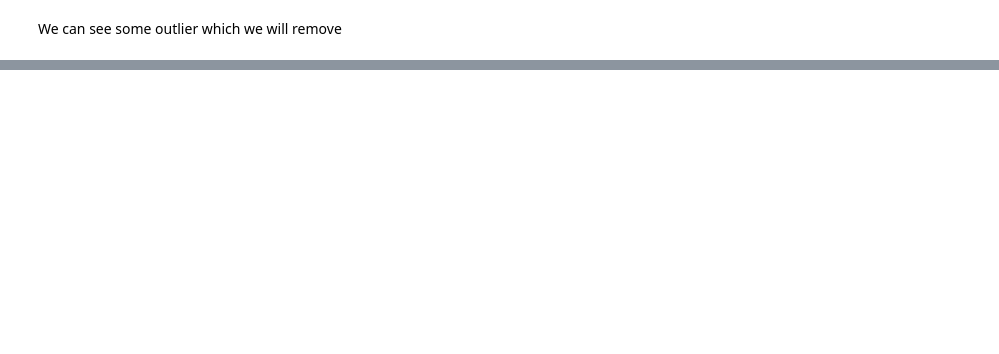
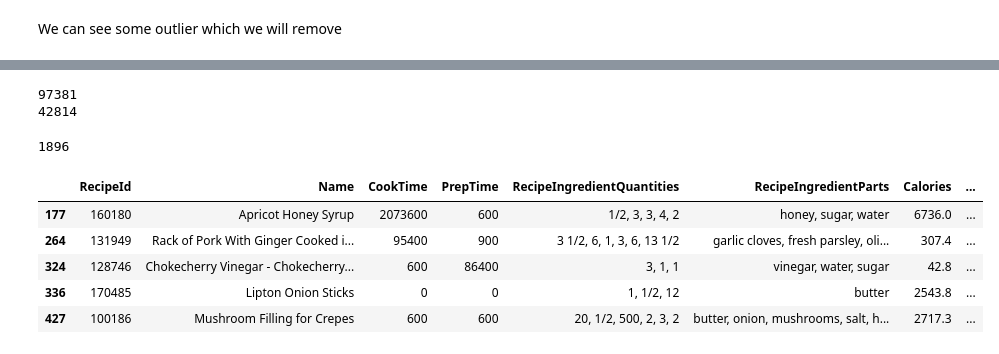
Before and after one commit to sallto/baml, a Jupyter notebook: notebook.ipynb, the cells around one changed output, grey strips where cells are left out. Saved outputs shown, nothing was run; the diff lists cells and outputs as text; code cells hidden in the pictures; blank space fills up the shorter version.

```diff
--- a/notebook.ipynb
+++ b/notebook.ipynb
@@ -193,0 +140,20 @@ for col in cols:
+# %%
+mapping = {
+    'Diet': 'category',
+    'DietRecipe': 'category',
+    'RecipeCategory': 'category'
+}
+df = df.astype(mapping)
+df = pd.get_dummies(df, columns=['Diet', 'DietRecipe', 'RecipeCategory'])
+# %%
+""" df['TimePerServing'] = df['CookTime'] / df['RecipeServings']
+df['TotalTime'] = df['CookTime'] + df['PrepTime']
+df['TotalTimePerServing'] = df['RecipeServings'] / df['TotalTime']
+df['CaloriesPerServing'] = df['Calories'] / df['RecipeServings'] """
+
+bins = [0, 18, 24, 34, 44, 54, 64, 100]
+labels = ['0-18', '19-24', '25-34', '35-44', '45-54', '55-64', '65+']
+df['AgeGroup'] = pd.cut(df['Age'], bins=bins, labels=labels, include_lowest=True)
+df = pd.get_dummies(df, columns=['AgeGroup'])
+
+df['TimePerServing']
@@ -195,16 +176,19 @@ for col in cols:
 We can see some outlier which we will remove
 # %%
 # takes around 3 minutes
+print(list(df))
 from sklearn.neighbors import LocalOutlierFactor
-from sklearn.preprocessing import StandardScaler
+from sklearn.preprocessing import StandardScaler, MinMaxScaler
 
 numeric_cols = ['Age', 'CookTime', 'PrepTime', 'Calories', 'FatContent', 'SaturatedFatContent', 'CarbohydrateContent', 'FiberContent',
         'SugarContent', 'ProteinContent', 'SodiumContent', 'CholesterolContent']
 df_lof = df[numeric_cols]
 
-scaler = StandardScaler()
+scaler = MinMaxScaler()
 df_lof = scaler.fit_transform(df_lof)
 
 clf = LocalOutlierFactor(n_neighbors=20)
 y_pred = clf.fit_predict(df_lof)
 X_scores = clf.negative_outlier_factor_
+
+df['Outlier'] = X_scores
@@ -233,3 +197,21 @@ df_filtered
 # %%
-train_all = all[all['TestSetId'].isna()]
-test = all[all['TestSetId'].notna()]
+train_all = df[df['TestSetId'].isna()]
+test = df[df['TestSetId'].notna()]
+print(len(train_all))
+print(len(test))
+# %% [output]
+97381
+42814
+# %%
+threshold = -2
+outlier = train_all[train_all['Outlier'] < threshold]
+print(len(outlier))
+outlier.head()
+# %% [output]
+1896
+|  | RecipeId | Name | CookTime | PrepTime | RecipeIngredientQuantities | RecipeIngredientParts | Calories | ... |
+| 177 | 160180 | Apricot Honey Syrup | 2073600 | 600 | 1/2, 3, 3, 4, 2 | honey, sugar, water | 6736.0 | ... |
+| 264 | 131949 | Rack of Pork With Ginger Cooked i... | 95400 | 900 | 3 1/2, 6, 1, 3, 6, 13 1/2 | garlic cloves, fresh parsley, oli... | 307.4 | ... |
+| 324 | 128746 | Chokecherry Vinegar - Chokecherry... | 600 | 86400 | 3, 1, 1 | vinegar, water, sugar | 42.8 | ... |
+| 336 | 170485 | Lipton Onion Sticks | 0 | 0 | 1, 1/2, 12 | butter | 2543.8 | ... |
+| 427 | 100186 | Mushroom Filling for Crepes | 600 | 600 | 20, 1/2, 500, 2, 3, 2 | butter, onion, mushrooms, salt, h... | 2717.3 | ... |
```
Also changed, not shown: parts of 28 cells of this notebook, 1 other file.
